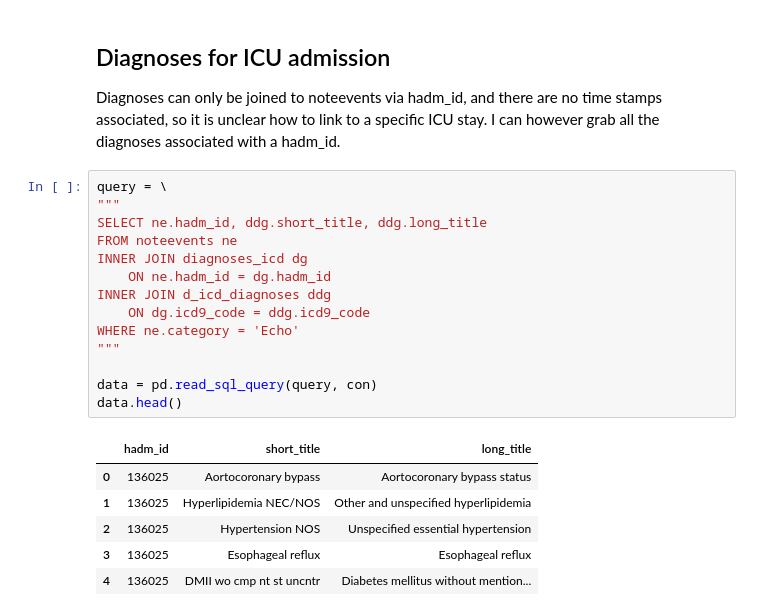
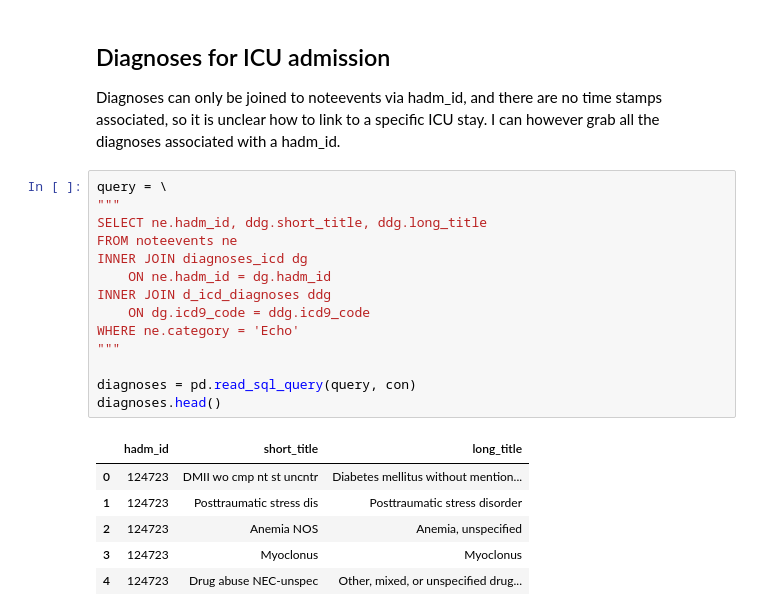
Before and after one commit to yhtgrace/echo, a Jupyter notebook: notebooks/161012_todo.ipynb, the cells around one changed output. Saved outputs shown, nothing was run; the diff lists cells and outputs as text.

```diff
--- a/notebooks/161012_todo.ipynb
+++ b/notebooks/161012_todo.ipynb
@@ -388,22 +467,22 @@ Diagnoses can only be joined to noteevents via hadm_id, and there are no time st
 # %%
 query = \
 """
 SELECT ne.hadm_id, ddg.short_title, ddg.long_title
 FROM noteevents ne
 INNER JOIN diagnoses_icd dg
     ON ne.hadm_id = dg.hadm_id
 INNER JOIN d_icd_diagnoses ddg
     ON dg.icd9_code = ddg.icd9_code
 WHERE ne.category = 'Echo'
 """
 
-data = pd.read_sql_query(query, con)
-data.head()
+diagnoses = pd.read_sql_query(query, con)
+diagnoses.head()
 # %% [output]
 |  | hadm_id | short_title | long_title |
-| 0 | 136025 | Aortocoronary bypass | Aortocoronary bypass status |
-| 1 | 136025 | Hyperlipidemia NEC/NOS | Other and unspecified hyperlipidemia |
-| 2 | 136025 | Hypertension NOS | Unspecified essential hypertension |
-| 3 | 136025 | Esophageal reflux | Esophageal reflux |
-| 4 | 136025 | DMII wo cmp nt st uncntr | Diabetes mellitus without mention... |
+| 0 | 124723 | DMII wo cmp nt st uncntr | Diabetes mellitus without mention... |
+| 1 | 124723 | Posttraumatic stress dis | Posttraumatic stress disorder |
+| 2 | 124723 | Anemia NOS | Anemia, unspecified |
+| 3 | 124723 | Myoclonus | Myoclonus |
+| 4 | 124723 | Drug abuse NEC-unspec | Other, mixed, or unspecified drug... |
 # %%
```
Also changed, not shown: parts of 59 cells of this notebook, 1 other file.
